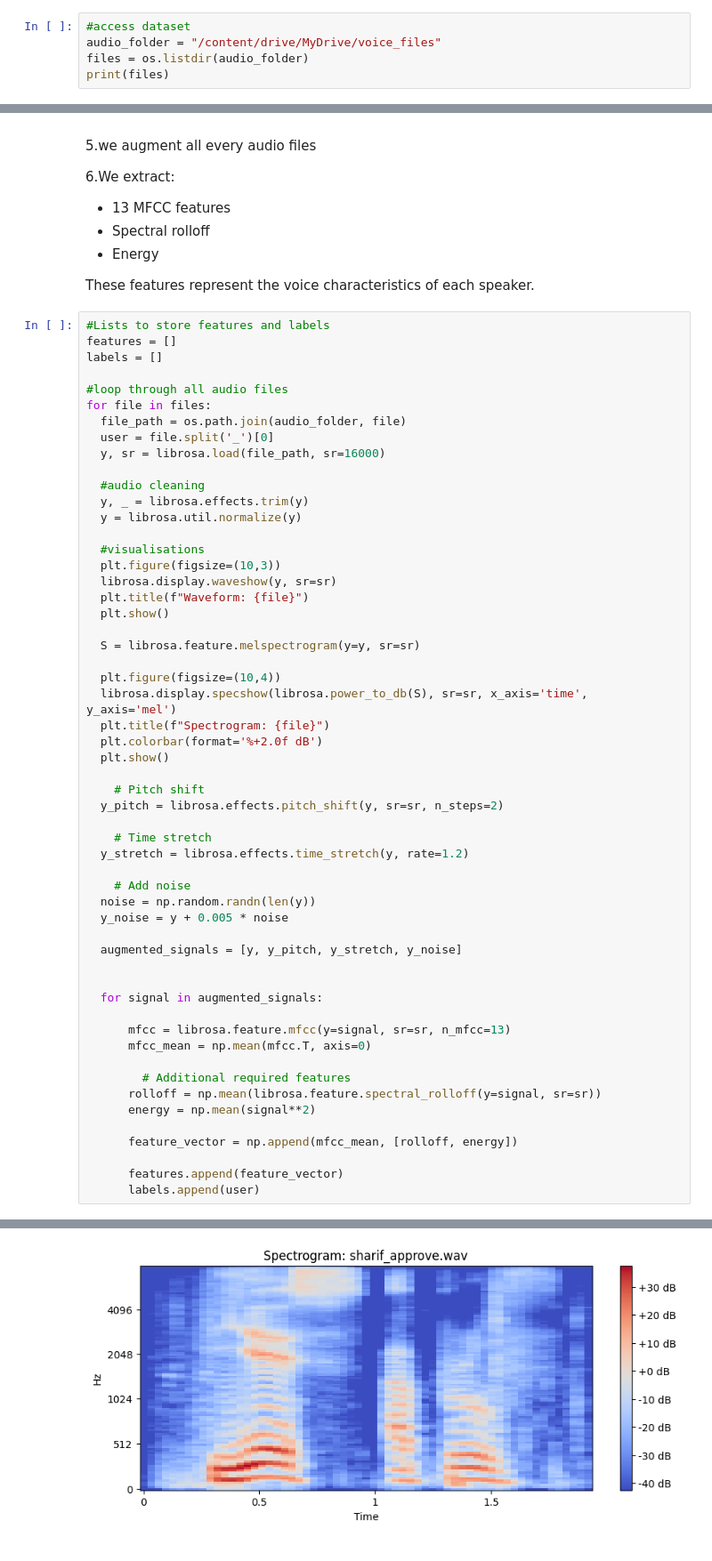
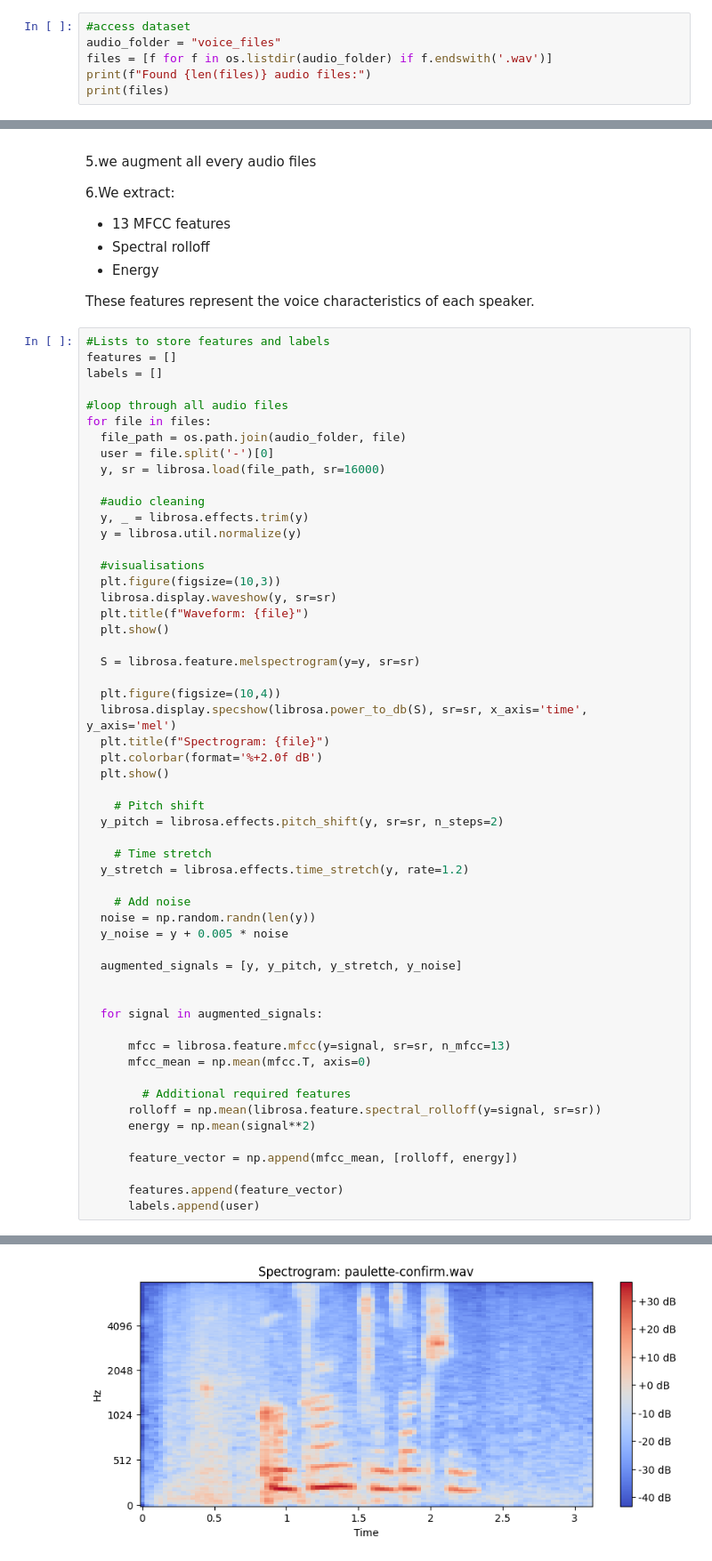
Before and after one commit to Elvis-Kayonga/Data-Preprocessing-Formative2-ML-GROUP9, a Jupyter notebook: notebooks/voice_recognition_model.ipynb, the cells around one changed output, grey strips where cells are left out. Shown at 89% size. Drawn from its saved outputs; the diff is of its cells as text.

Commit message:
added notebook reproducity through allowing local storage instead of drive

```diff
--- a/notebooks/voice_recognition_model.ipynb
+++ b/notebooks/voice_recognition_model.ipynb
@@ -34,6 +31,7 @@ Drive already mounted at /content/drive; to attempt to forcibly remount, call dr
 # %%
 #access dataset
-audio_folder = "/content/drive/MyDrive/voice_files"
-files = os.listdir(audio_folder)
+audio_folder = "voice_files"
+files = [f for f in os.listdir(audio_folder) if f.endswith('.wav')]
+print(f"Found {len(files)} audio files:")
 print(files)
 # %% [output]
@@ -69,7 +68,7 @@ labels = []
 #loop through all audio files
 for file in files:
   file_path = os.path.join(audio_folder, file)
-  user = file.split('_')[0]
+  user = file.split('-')[0]
   y, sr = librosa.load(file_path, sr=16000)
 
   #audio cleaning
@@ -129 +128 @@ for file in files:
-[figure, old version]
+[figure, new version]
```
Also changed, not shown: parts of 13 cells of this notebook.
